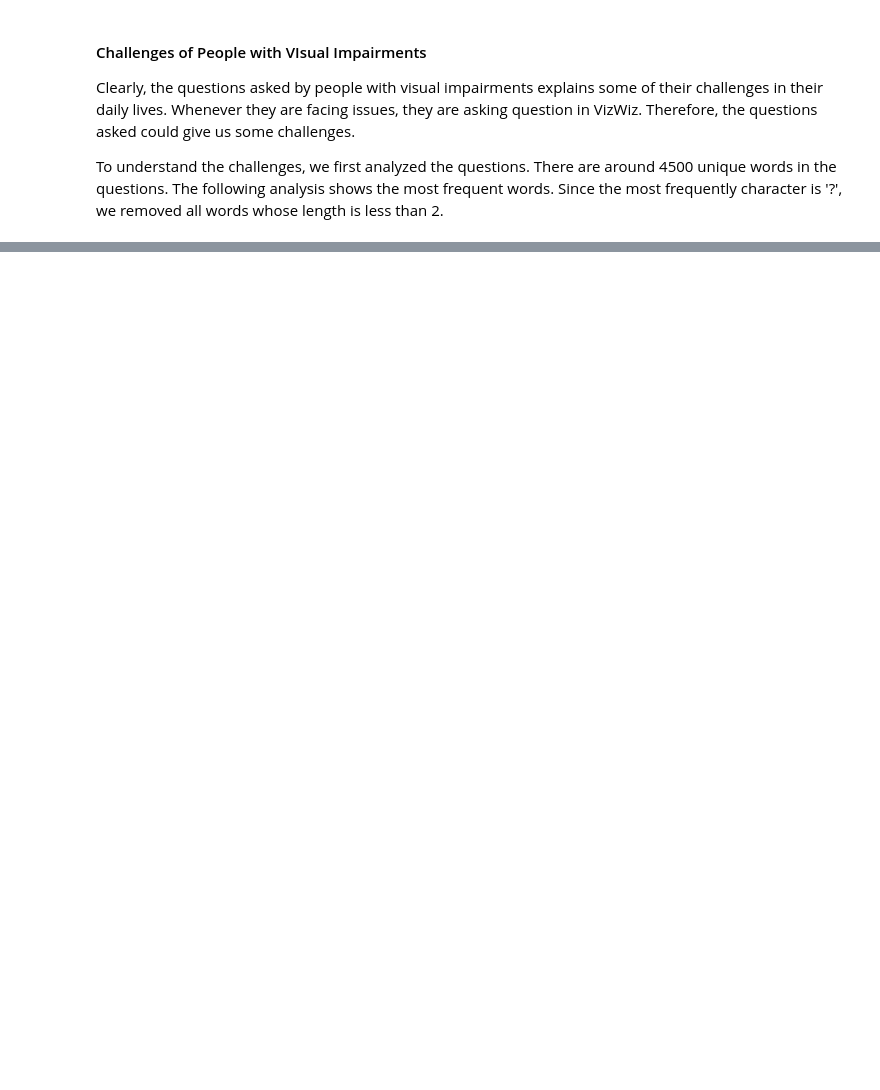
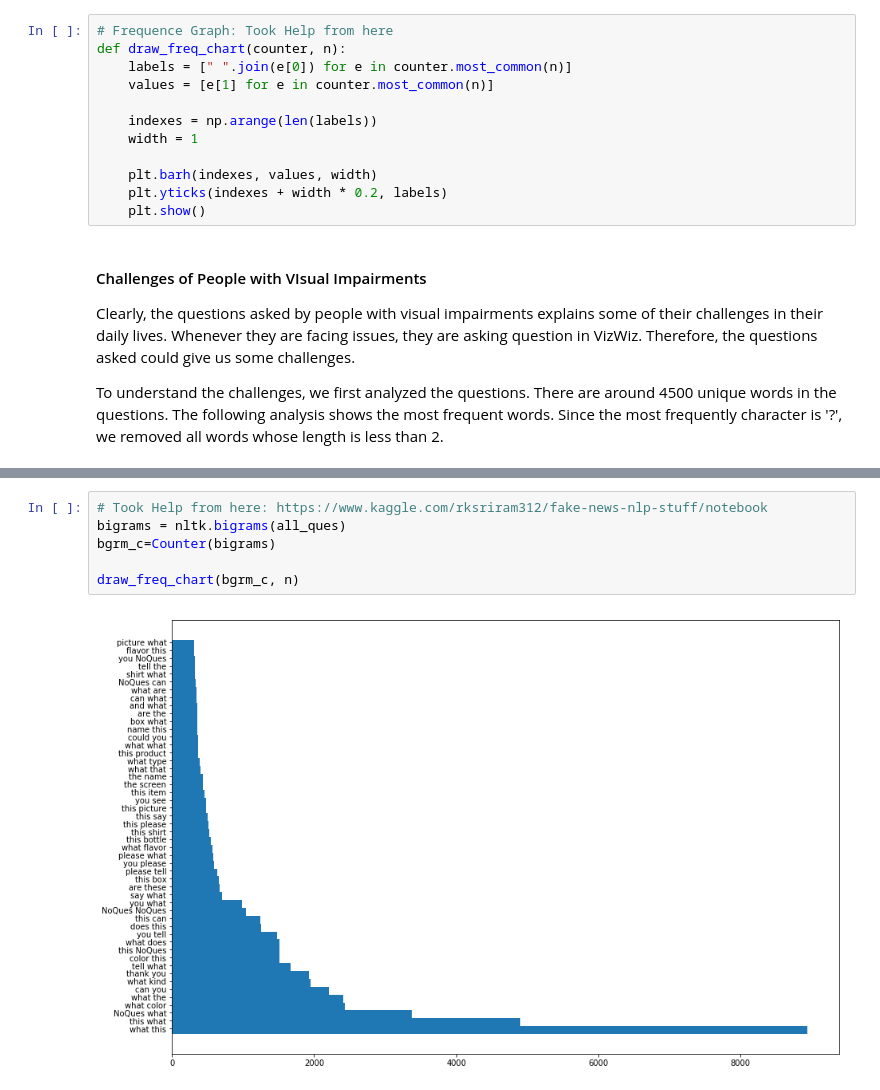
Before and after one commit to bigdata-i523/hid237, a Jupyter notebook: project/code/question_analysis.ipynb, the cells around one changed output, grey strips where cells are left out. Saved outputs shown, nothing was run; the diff lists cells and outputs as text; blank space fills up the shorter version.

```diff
--- a/project/code/question_analysis.ipynb
+++ b/project/code/question_analysis.ipynb
@@ -95,6 +97,18 @@ def bubble_chart(data_list):
 
 
     plt.show()
+# %%
+# Frequence Graph: Took Help from here
+def draw_freq_chart(counter, n):
+    labels = [" ".join(e[0]) for e in counter.most_common(n)]
+    values = [e[1] for e in counter.most_common(n)]
+
+    indexes = np.arange(len(labels))
+    width = 1
+
+    plt.barh(indexes, values, width)
+    plt.yticks(indexes + width * 0.2, labels)
+    plt.show()
 # %% [markdown]
 #### Challenges of People with VIsual Impairments
 
@@ -132,0 +158,8 @@ Based on the previous analysis, we can see that the most frequently used word is
+# %%
+# Took Help from here: https://www.kaggle.com/rksriram312/fake-news-nlp-stuff/notebook
+bigrams = nltk.bigrams(all_ques)
+bgrm_c=Counter(bigrams)
+
+draw_freq_chart(bgrm_c, n)
+# %% [output]
+[figure, added]
```
Also changed, not shown: parts of 13 cells of this notebook, 1 other file.
